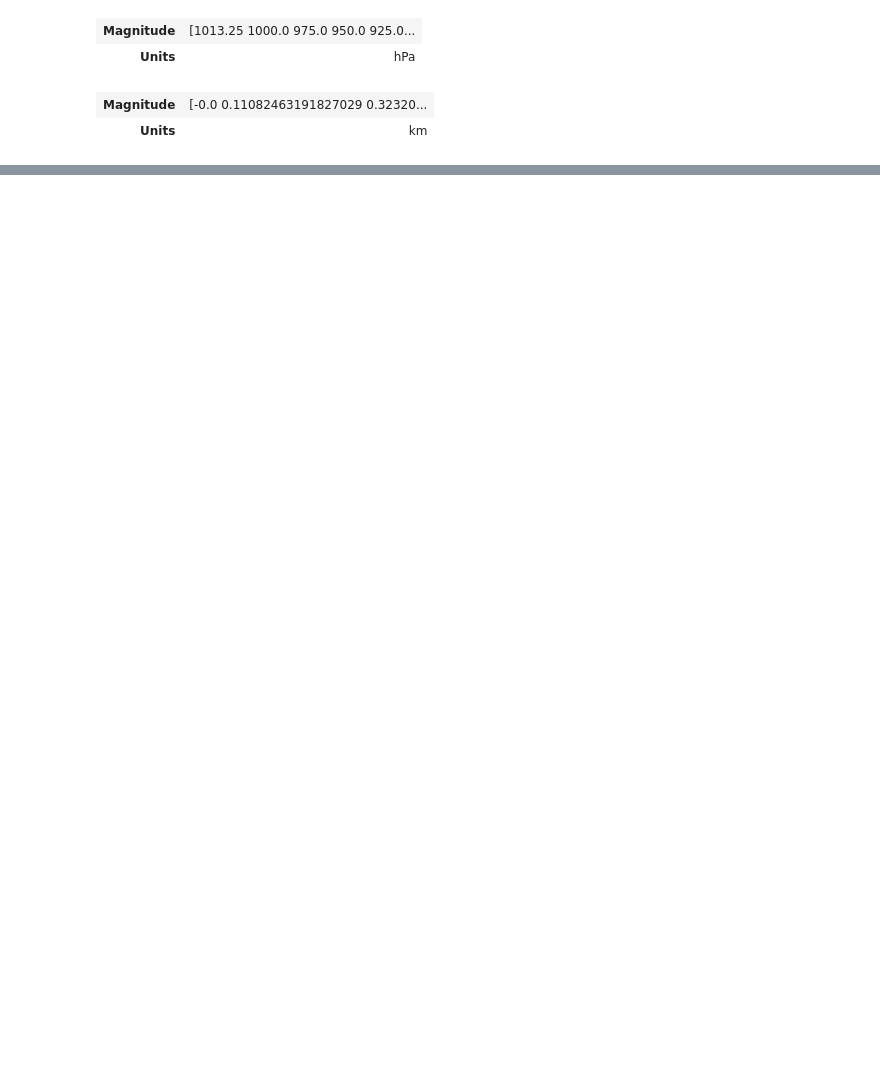
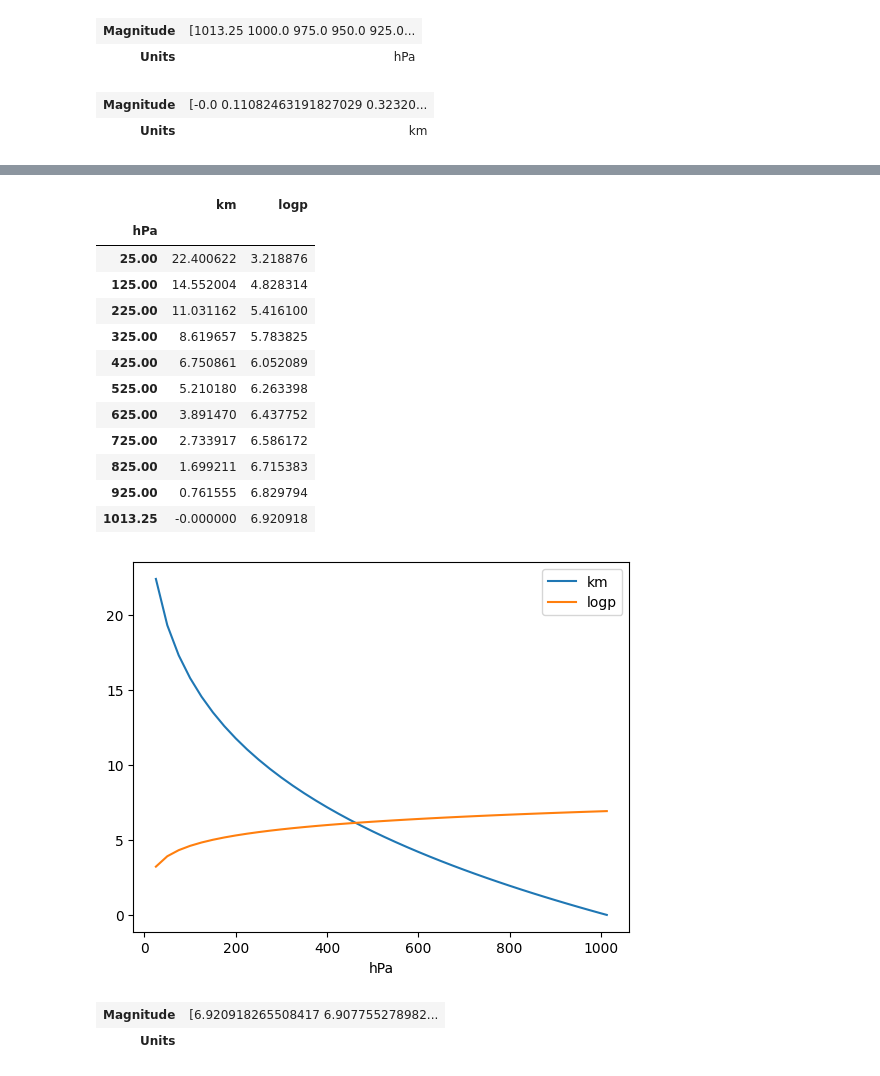
Before and after one commit to leaver2000/mesoformer, a Jupyter notebook: quantity.ipynb, the cells around one changed output, grey strips where cells are left out. Saved outputs shown, nothing was run; the diff lists cells and outputs as text; code cells hidden in the pictures; blank space fills up the shorter version.

```diff
--- a/quantity.ipynb
+++ b/quantity.ipynb
@@ -276,0 +292,33 @@ NameError: name 'data_frame' is not defined
+# %%
+import sklearn.preprocessing
+
+scaler = sklearn.preprocessing.StandardScaler()
+scaler.fit(normalize(log_p(p_levels))[np.newaxis])  # type: ignore
+
+standard_atmosphere = pd.DataFrame(
+    {"km": pressure2height(p_levels), "logp": log_p(p_levels)},
+    index=pd.Index(p_levels, name="hPa"),
+).sort_index()
+
+standard_atmosphere.plot()
+standard_atmosphere.iloc[::4]
+# %% [output]
+|  | km | logp |
+| hPa |  |  |
+| 25.00 | 22.400622 | 3.218876 |
+| 125.00 | 14.552004 | 4.828314 |
+| 225.00 | 11.031162 | 5.416100 |
+| 325.00 | 8.619657 | 5.783825 |
+| 425.00 | 6.750861 | 6.052089 |
+| 525.00 | 5.210180 | 6.263398 |
+| 625.00 | 3.891470 | 6.437752 |
+| 725.00 | 2.733917 | 6.586172 |
+| 825.00 | 1.699211 | 6.715383 |
+| 925.00 | 0.761555 | 6.829794 |
+| 1013.25 | -0.000000 | 6.920918 |
+[figure, added]
+# %%
+log_p(p_levels)
+# %% [output]
+| Magnitude | [6.920918265508417 6.907755278982... |
+| Units |  |
```
Also changed, not shown: parts of 19 cells of this notebook.
